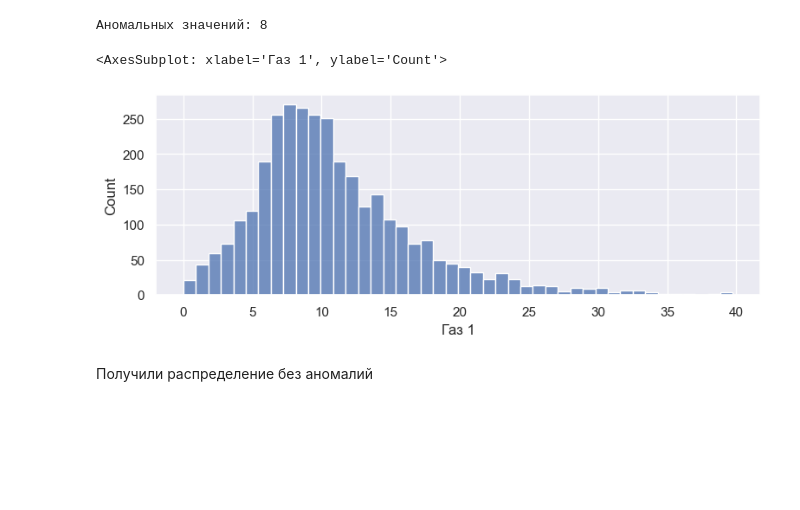
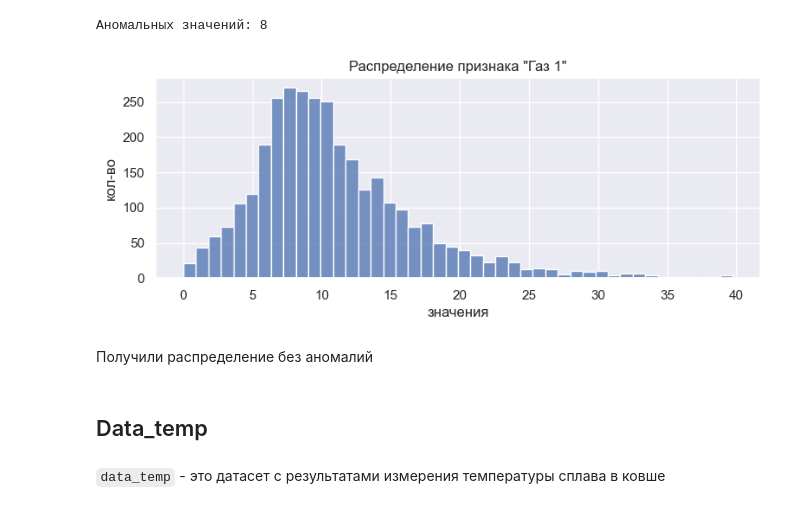
Before and after one commit to alex-blessed/YandexP-projects, a Jupyter notebook: Steel.ipynb, the cells around one changed output. Drawn from its saved outputs; the diff is of its cells as text; code cells hidden in the pictures; blank space fills up the shorter version.

```diff
--- a/Steel.ipynb
+++ b/Steel.ipynb
@@ -275,8 +277,15 @@ data_gas_selected = data_gas[data_gas['Газ 1'] < 40]
 # %%
 plt.figure(figsize=(9, 3))
 sns.histplot(data_gas_selected['Газ 1'])
+plt.xlabel('значения')
+plt.ylabel('кол-во')
+plt.title('Распределение признака "Газ 1"')
+plt.show()
 # %% [output]
-<AxesSubplot: xlabel='Газ 1', ylabel='Count'>
-[figure, old version]
+[figure, new version]
 # %% [markdown]
 Получили распределение без аномалий
+# %% [markdown]
+## Data_temp
+# %% [markdown]
+`data_temp` - это датасет с результатами измерения температуры сплава в ковше
```
Also changed, not shown: parts of 24 cells of this notebook.
